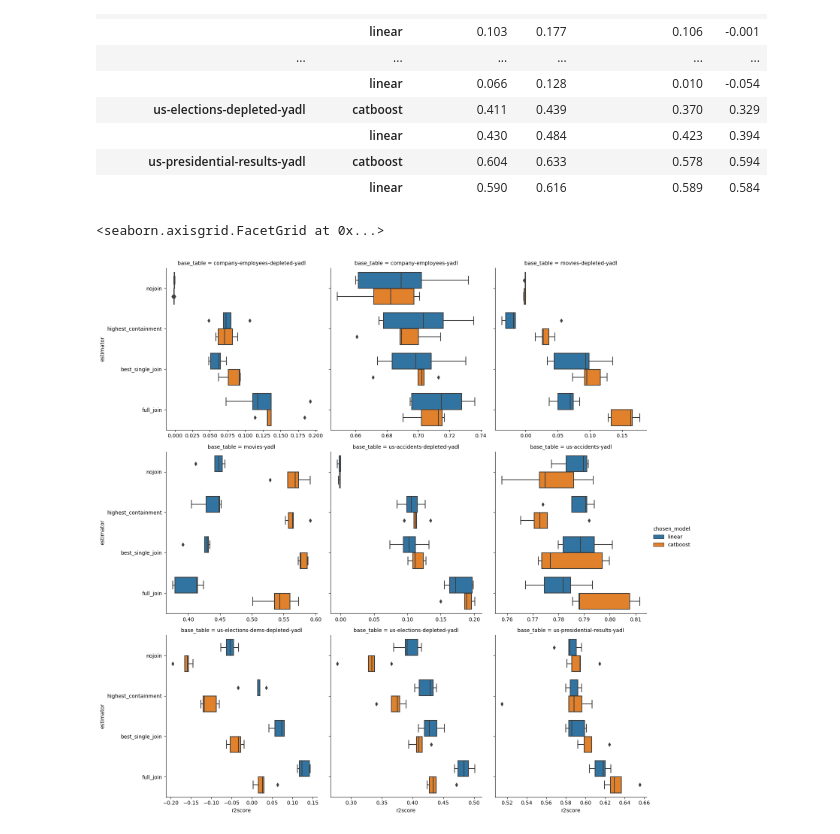
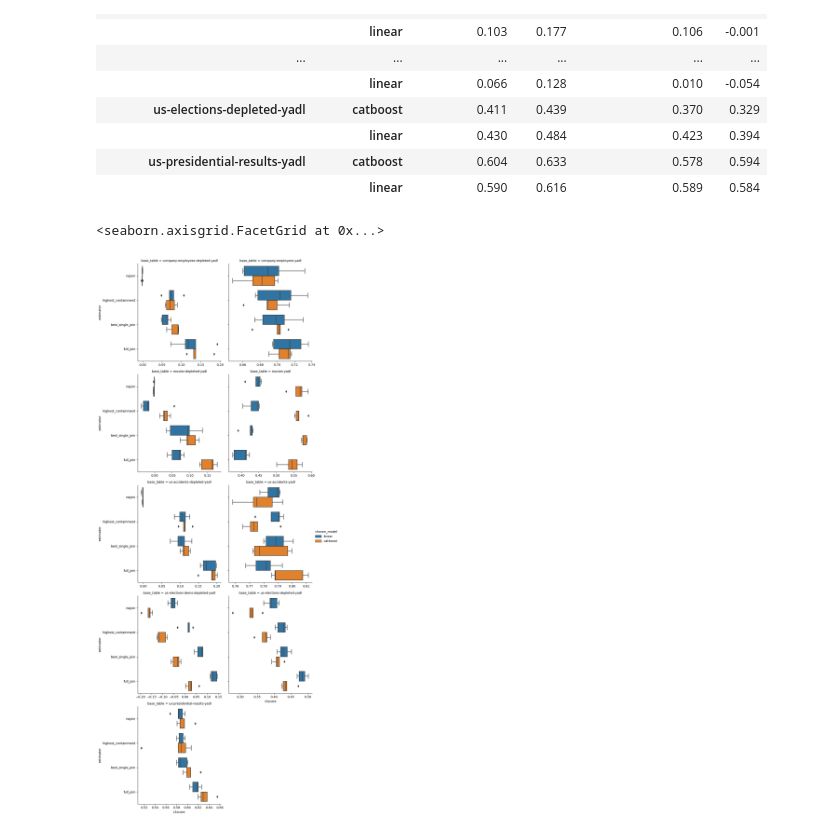
Before and after one commit to rcap107/retrieve-merge-predict, a Jupyter notebook: notebooks/Study results.ipynb, the cells around one changed output. Saved outputs shown, nothing was run; the diff lists cells and outputs as text; code cells hidden in the pictures.

```diff
--- a/notebooks/Study results.ipynb
+++ b/notebooks/Study results.ipynb
@@ -227,8 +229,8 @@ pivot_based_on_value(melted, "r2score")
 # %%
 col_order=df_raw.select(pl.col("base_table").unique()).sort("base_table").to_series().to_list()
 # %%
-sns.catplot(data=df_raw.to_pandas(), x="r2score", y="estimator", hue="chosen_model", kind="box", col="base_table", sharex=False, col_wrap=3, col_order=col_order)
+sns.catplot(data=df_raw.to_pandas(), x="r2score", y="estimator", hue="chosen_model", kind="box", col="base_table", sharex=False, col_wrap=2, col_order=col_order)
 # %% [output]
 <seaborn.axisgrid.FacetGrid at 0x...>
-[figure, old version]
+[figure, new version]
 # %%
```
Also changed, not shown: parts of 4 cells of this notebook, 1 other file.
